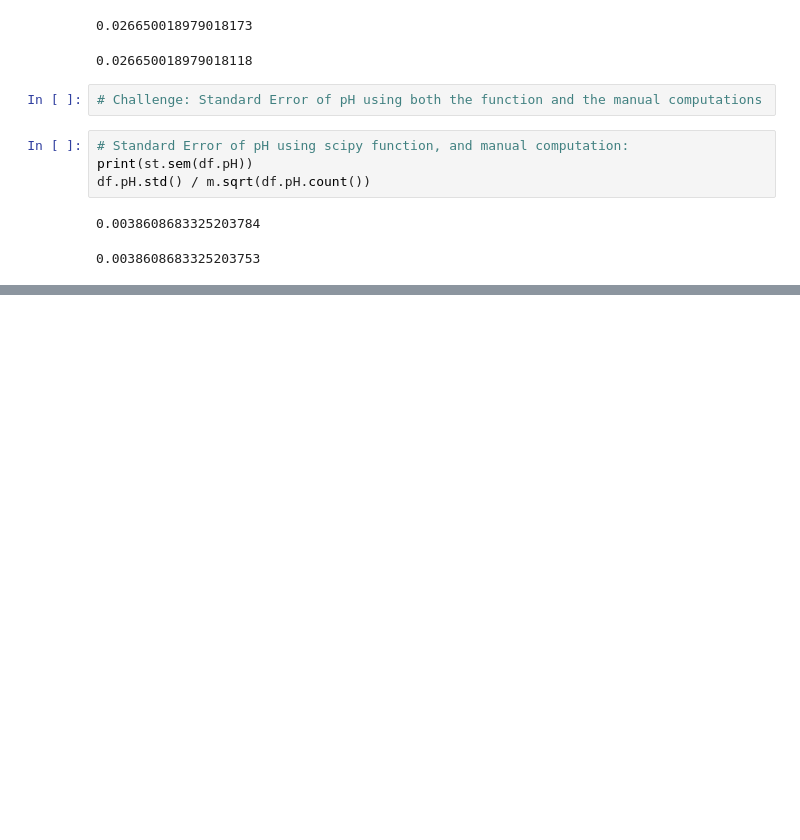
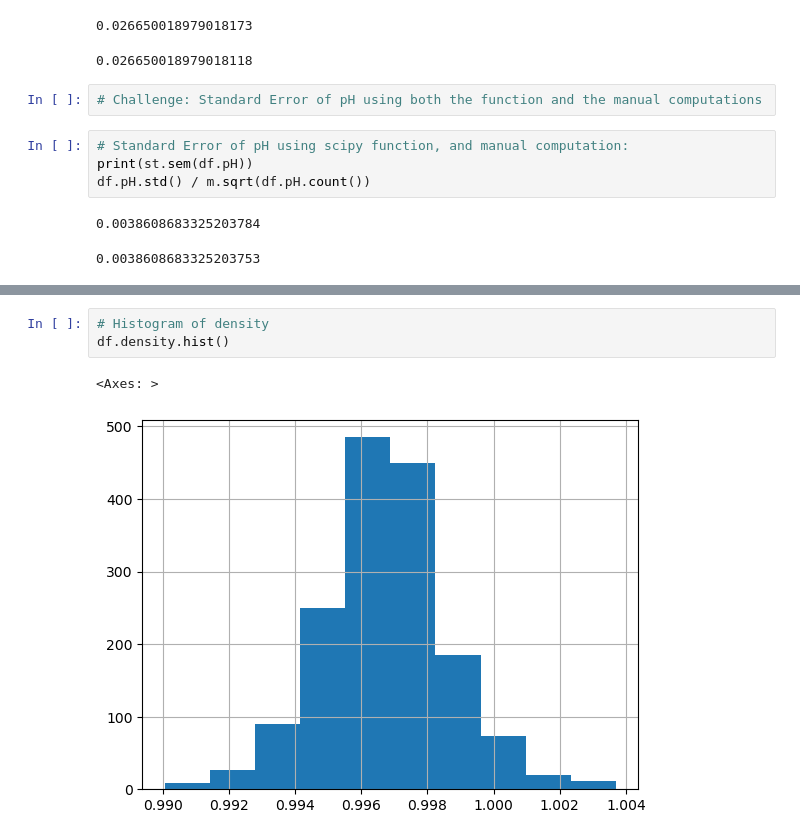
Before and after one commit to davidthescobar/Genesis, a Jupyter notebook: Python For Business Intelligence & Analytics/Statistics and Descriptive Analytics/Intermediary Statistics/WineQuality.ipynb, the cells around one changed output, grey strips where cells are left out. Drawn from its saved outputs; the diff is of its cells as text; blank space fills up the shorter version.

```diff
--- a/Python For Business Intelligence & Analytics/Statistics and Descriptive Analytics/Intermediary Statistics/WineQuality.ipynb
+++ b/Python For Business Intelligence & Analytics/Statistics and Descriptive Analytics/Intermediary Statistics/WineQuality.ipynb
@@ -90,0 +122,6 @@ df.pH.std() / m.sqrt(df.pH.count())
+# %%
+# Histogram of density
+df.density.hist()
+# %% [output]
+<Axes: >
+[figure, added]
```
Also changed, not shown: parts of 6 cells of this notebook.
